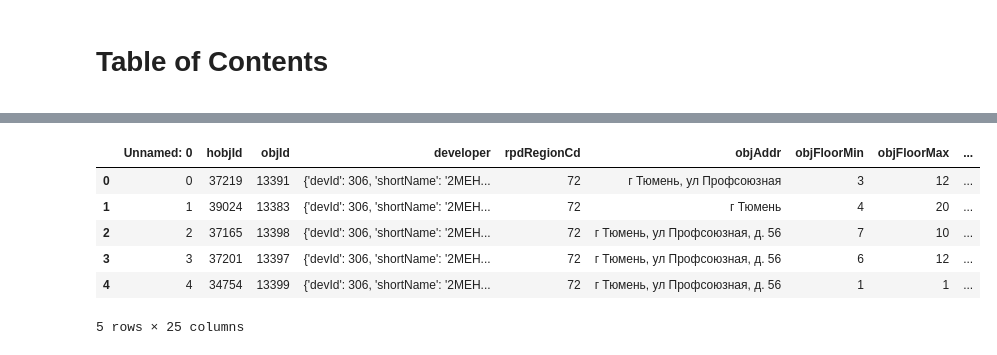
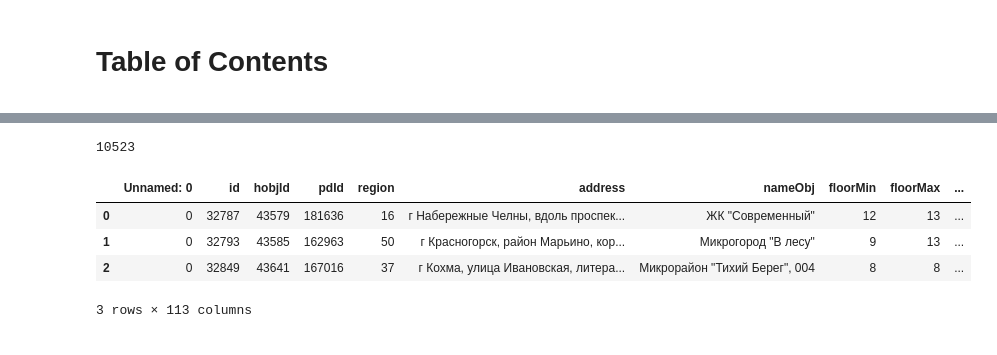
Before and after one commit to PanchenkoVI/start_of_learning_data_scientists, a Jupyter notebook: HM_Task1/HM_Task1.ipynb, the cells around one changed output, grey strips where cells are left out. Drawn from its saved outputs; the diff is of its cells as text; code cells hidden in the pictures.

```diff
--- a/HM_Task1/HM_Task1.ipynb
+++ b/HM_Task1/HM_Task1.ipynb
@@ -59,0 +84,29 @@ df.head()
+# %%
+offset_ = 0
+n = len(all_id)
+limit_ = 10
+all_data = []
+rez = pd.DataFrame()
+
+for i in tqdm(range(n)):
+    objects_data = []
+    objects_list = []
+    tmp = []
+    url = f'https://xn--80az8a.xn--d1aqf.xn--p1ai/%D1%81%D0%B5%D1%80%D0%B2%D0%B8%D1%81%D1%8B/api/object/{all_id[i]}'
+    res = ''
+    while res == '':
+        try:
+            res = requests.get(url)
+            objects_data = res.json()
+            tmp = pd.json_normalize(objects_data.get('data'))
+            rez = rez.append(tmp)
+            offset_ = offset_ + limit_
+            break
+        except:
+            print(f"ERROR - {i}")
+            time.sleep(5)
+            n + 1
+            continue
+len(rez)
+# %% [output]
+10523
@@ -63,13 +120,11 @@ df.to_excel('bd.xlsx', encoding='utf8')
 # %%
 test = pd.read_excel('bd.xlsx')
-test.head()
+test.head(3)
 # %% [output]
-|  | Unnamed: 0 | hobjId | objId | developer | rpdRegionCd | objAddr | objFloorMin | objFloorMax | ... |
-| 0 | 0 | 37219 | 13391 | {'devId': 306, 'shortName': '2МЕН... | 72 | г Тюмень, ул Профсоюзная | 3 | 12 | ... |
-| 1 | 1 | 39024 | 13383 | {'devId': 306, 'shortName': '2МЕН... | 72 | г Тюмень | 4 | 20 | ... |
-| 2 | 2 | 37165 | 13398 | {'devId': 306, 'shortName': '2МЕН... | 72 | г Тюмень, ул Профсоюзная, д. 56 | 7 | 10 | ... |
-| 3 | 3 | 37201 | 13397 | {'devId': 306, 'shortName': '2МЕН... | 72 | г Тюмень, ул Профсоюзная, д. 56 | 6 | 12 | ... |
-| 4 | 4 | 34754 | 13399 | {'devId': 306, 'shortName': '2МЕН... | 72 | г Тюмень, ул Профсоюзная, д. 56 | 1 | 1 | ... |
+|  | Unnamed: 0 | id | hobjId | pdId | region | address | nameObj | floorMin | floorMax | ... |
+| 0 | 0 | 32787 | 43579 | 181636 | 16 | г Набережные Челны, вдоль проспек... | ЖК "Современный" | 12 | 13 | ... |
+| 1 | 0 | 32793 | 43585 | 162963 | 50 | г Красногорск, район Марьино, кор... | Микрогород "В лесу" | 9 | 13 | ... |
+| 2 | 0 | 32849 | 43641 | 167016 | 37 | г Кохма, улица Ивановская, литера... | Микрорайон "Тихий Берег", 004 | 8 | 8 | ... |
-5 rows × 25 columns
+3 rows × 113 columns
 # %%
 # Cохранить в pickle
```
Also changed, not shown: parts of 10 cells of this notebook, 12 other files.
